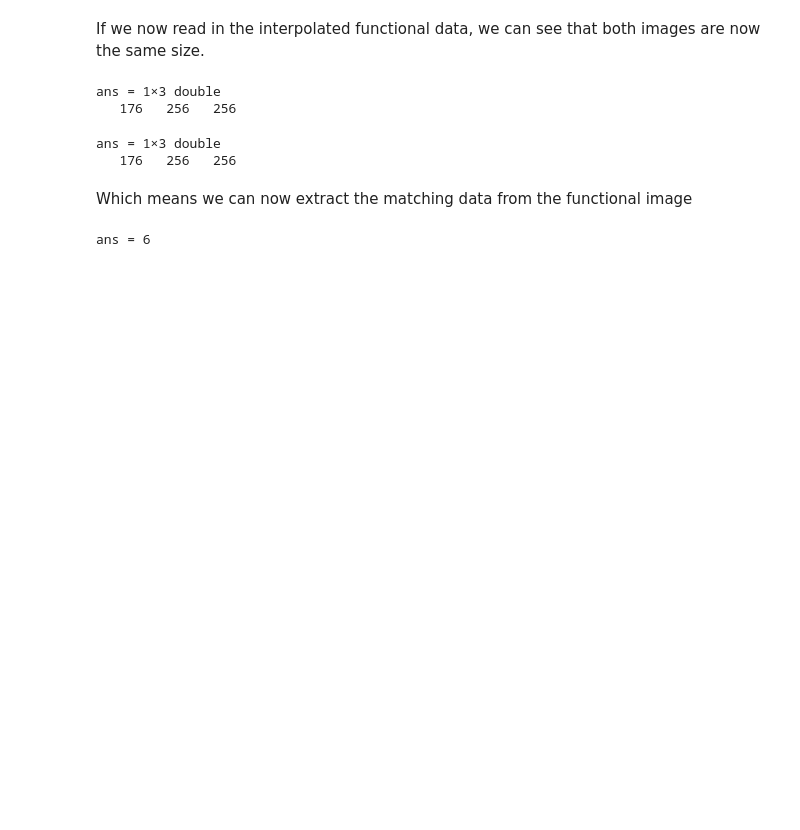
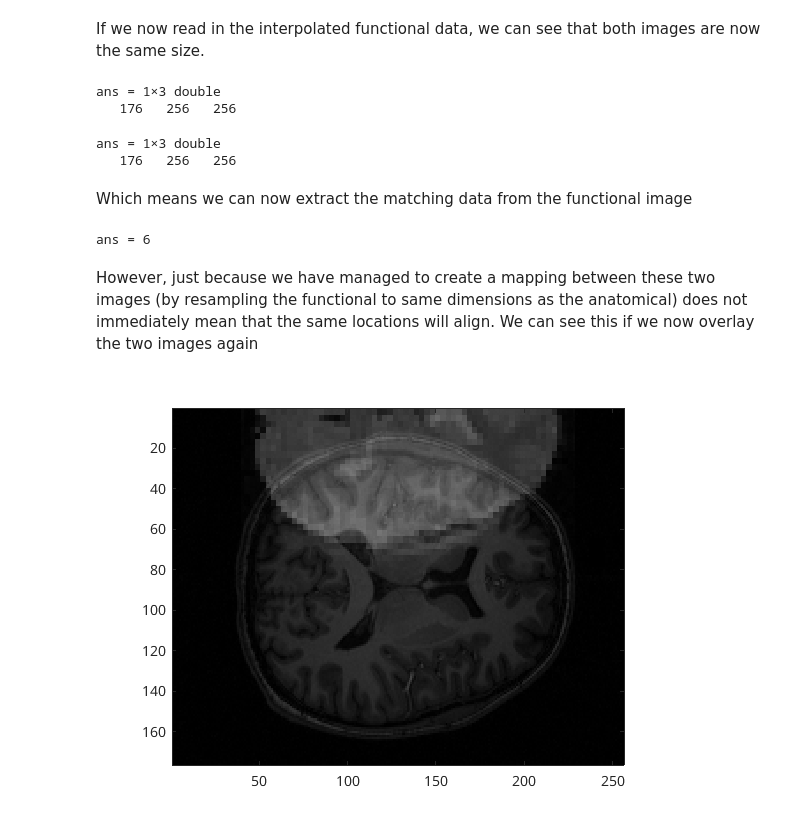
Before and after one commit to martynmcfarquhar/NCCN-FN-ImageRegistration, a Jupyter notebook: 1.reg-problem.ipynb, the cells around one changed output. Saved outputs shown, nothing was run; the diff lists cells and outputs as text; code cells hidden in the pictures; blank space fills up the shorter version.

```diff
--- a/1.reg-problem.ipynb
+++ b/1.reg-problem.ipynb
@@ -88,3 +89,13 @@ Which means we can now extract the matching data from the functional image
 ifunc(87,182,127)
 # %% [output]
 ans = 6
+# %% [markdown]
+However, just because we have managed to create a mapping between these two images (by resampling the functional to same dimensions as the anatomical) does not immediately mean that the same locations will align. We can see this if we now overlay the two images again
+# %%
+figure;
+imagesc(anat(:,:,127));
+hold on;
+imagesc(ifunc(:,:,127),'AlphaData',0.4);
+colormap gray;
+# %% [output]
+[figure, added]
```
Also changed, not shown: parts of 4 cells of this notebook, 11 other files.
